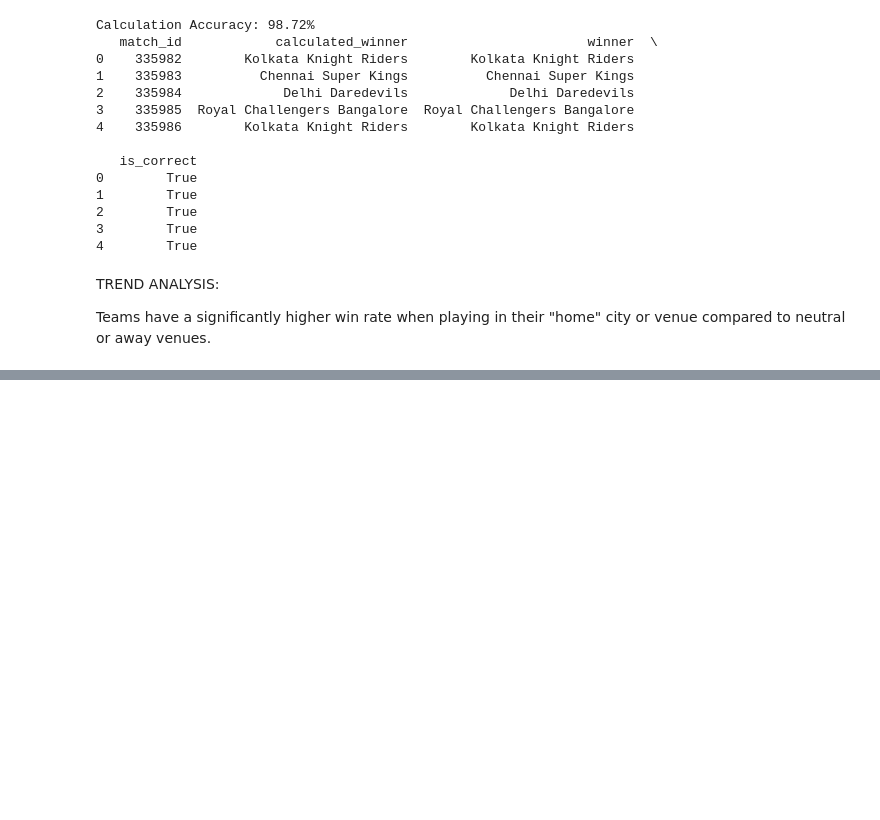
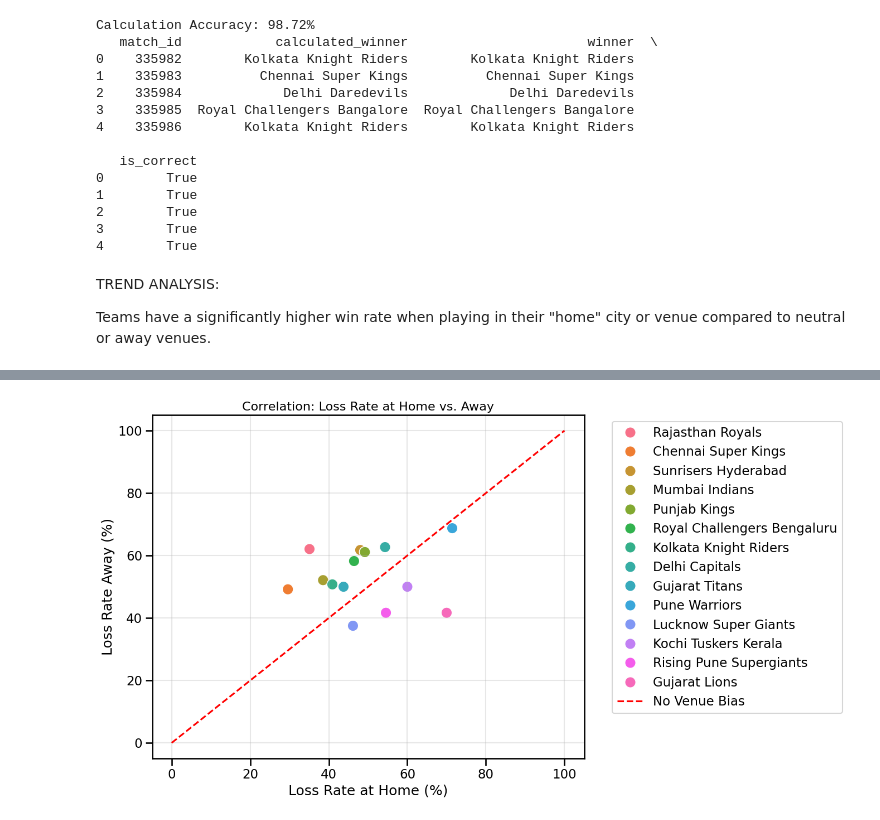
Before and after one commit to DP870/IPL_Analysis_using_Pandas, a Jupyter notebook: main.ipynb, the cells around one changed output, grey strips where cells are left out. Cells and saved outputs as stored; diff of their text form; code cells hidden in the pictures; blank space fills up the shorter version.

```diff
--- a/main.ipynb
+++ b/main.ipynb
@@ -1071,0 +1019,15 @@ Passing `palette` without assigning `hue` is deprecated and will be removed in v
+# %%
+plt.figure(figsize=(10, 8))
+sns.scatterplot(data=stats_viz, x='Loss_Rate_Home', y='Loss_Rate_Away', hue='Team', s=200)
+
+# Reference line: where Loss Rate Home == Loss Rate Away
+plt.plot([0, 100], [0, 100], color='red', linestyle='--', label='No Venue Bias')
+
+plt.title('Correlation: Loss Rate at Home vs. Away', fontsize=16)
+plt.xlabel('Loss Rate at Home (%)')
+plt.ylabel('Loss Rate Away (%)')
+plt.legend(bbox_to_anchor=(1.05, 1), loc='upper left')
+plt.grid(True, alpha=0.3)
+plt.show()
+# %% [output]
+[figure, added]
```
Also changed, not shown: parts of 21 cells of this notebook.
